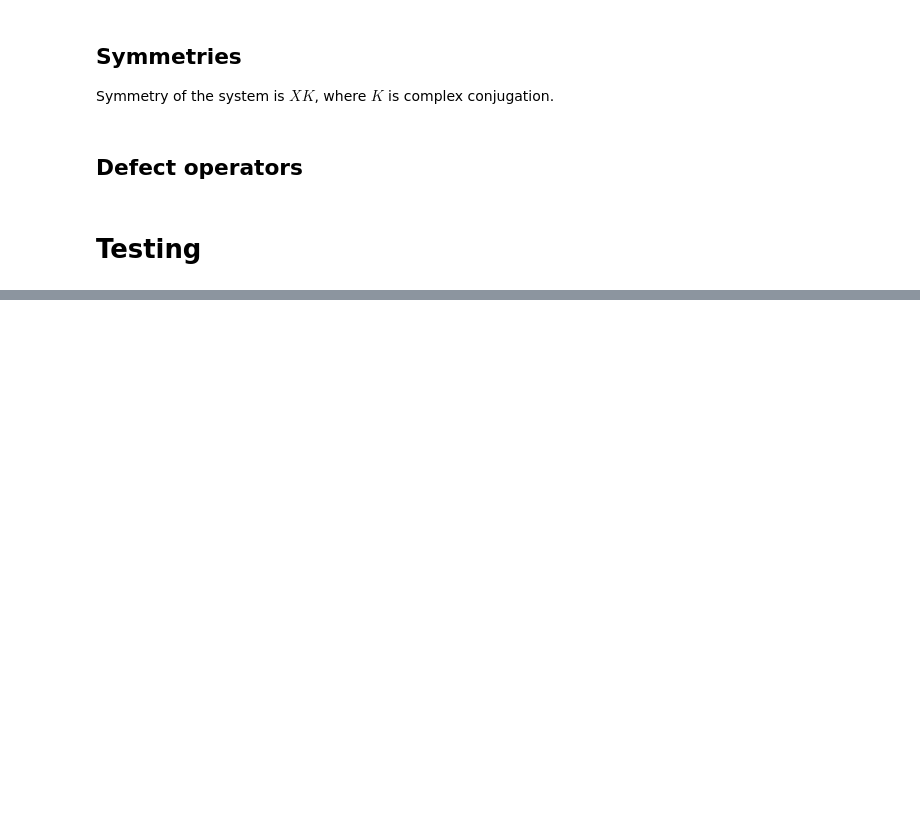
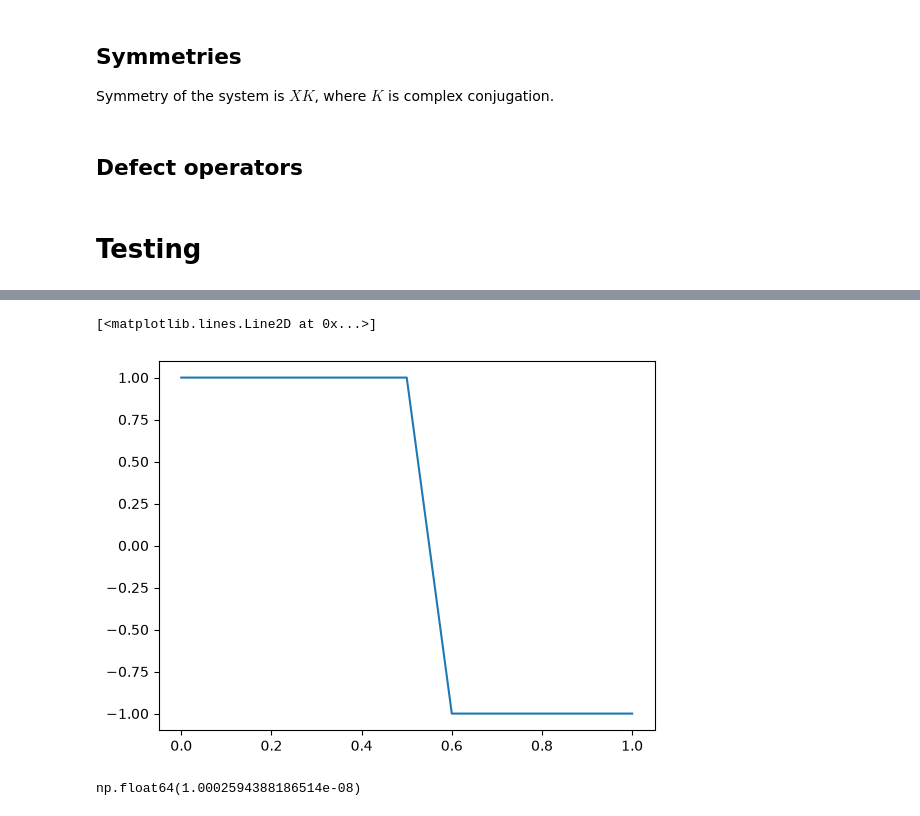
Before and after one commit to kieran-cooney/spt_numerical_classificiation, a Jupyter notebook: code/time_reversal_symmetries/truncating_reduced_density_matrices/zxz_y_tensor_network_factorization_sweep.ipynb, the cells around one changed output, grey strips where cells are left out. Cells and saved outputs as stored; diff of their text form; code cells hidden in the pictures; blank space fills up the shorter version.

```diff
--- a/code/time_reversal_symmetries/truncating_reduced_density_matrices/zxz_y_tensor_network_factorization_sweep.ipynb
+++ b/code/time_reversal_symmetries/truncating_reduced_density_matrices/zxz_y_tensor_network_factorization_sweep.ipynb
@@ -715,0 +758,5 @@ out_2
+# %%
+plt.plot(parameters, left_rho_index)
+# %% [output]
+[<matplotlib.lines.Line2D at 0x...>]
+[figure, added]
@@ -715,0 +765,4 @@ out_2
+# %%
+np.max(np.abs(np.imag(right_rho_index)))
+# %% [output]
+np.float64(1.0002594388186514e-08)
```
Also changed, not shown: parts of 44 cells of this notebook.
